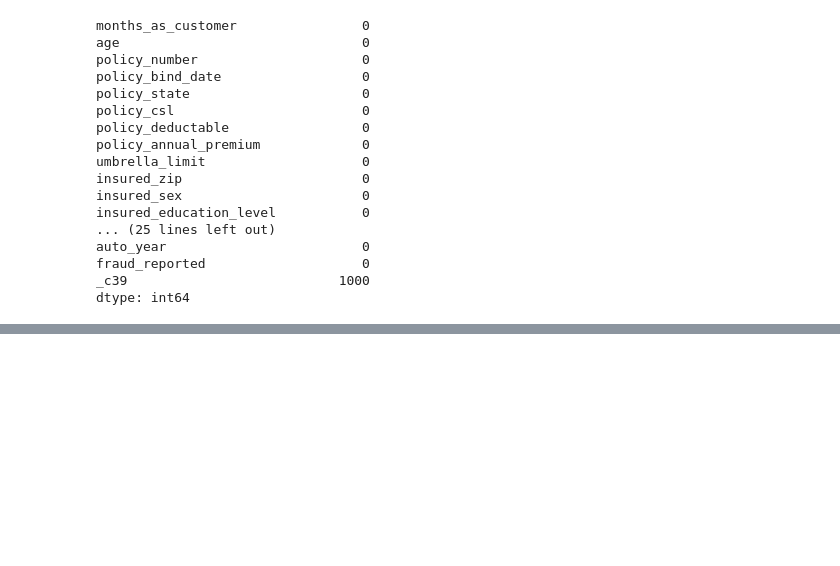
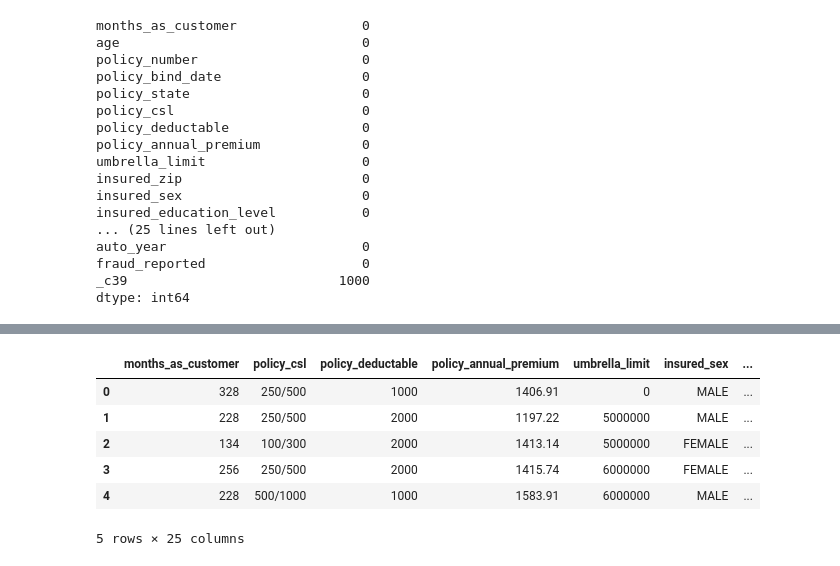
Before and after one commit to dipanshu-0639/insurance_fraud_detection, a Jupyter notebook: notebooks/preprocessing.ipynb, the cells around one changed output, grey strips where cells are left out. Saved outputs shown, nothing was run; the diff lists cells and outputs as text; code cells hidden in the pictures; blank space fills up the shorter version.

```diff
--- a/notebooks/preprocessing.ipynb
+++ b/notebooks/preprocessing.ipynb
@@ -103,0 +164,12 @@ dtype: int64
+# %%
+df.drop(columns = ['age', 'total_claim_amount'], inplace = True, axis = 1)
+# %%
+df.head()
+# %% [output]
+|  | months_as_customer | policy_csl | policy_deductable | policy_annual_premium | umbrella_limit | insured_sex | ... |
+| 0 | 328 | 250/500 | 1000 | 1406.91 | 0 | MALE | ... |
+| 1 | 228 | 250/500 | 2000 | 1197.22 | 5000000 | MALE | ... |
+| 2 | 134 | 100/300 | 2000 | 1413.14 | 5000000 | FEMALE | ... |
+| 3 | 256 | 250/500 | 2000 | 1415.74 | 6000000 | FEMALE | ... |
+| 4 | 228 | 500/1000 | 1000 | 1583.91 | 6000000 | MALE | ... |
+5 rows × 25 columns
```
Also changed, not shown: parts of 8 cells of this notebook.
